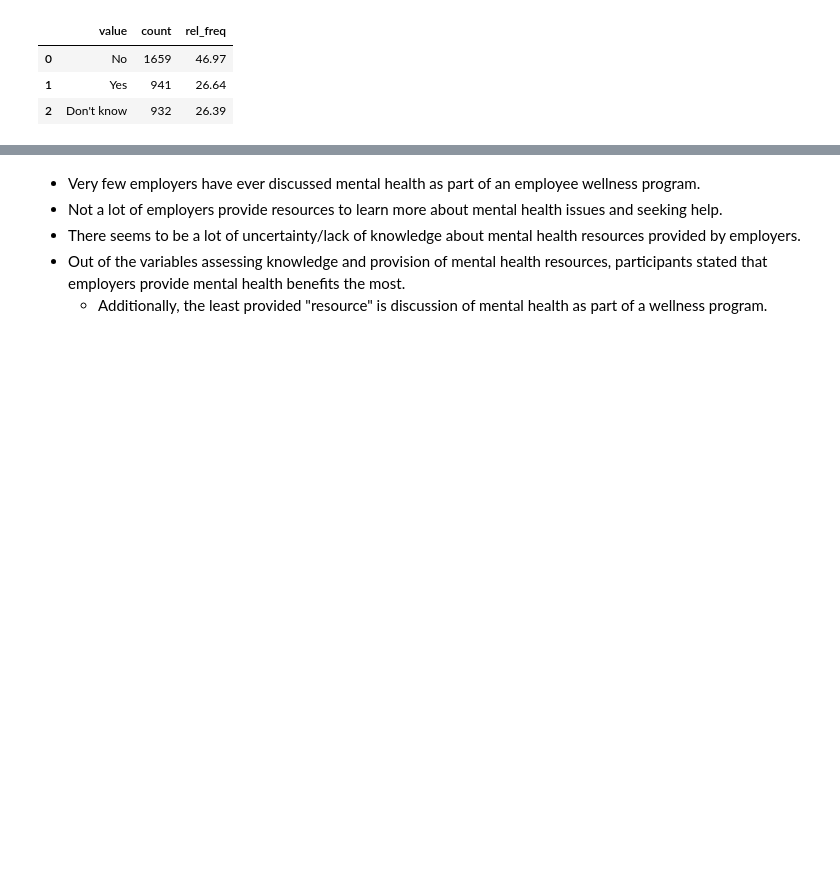
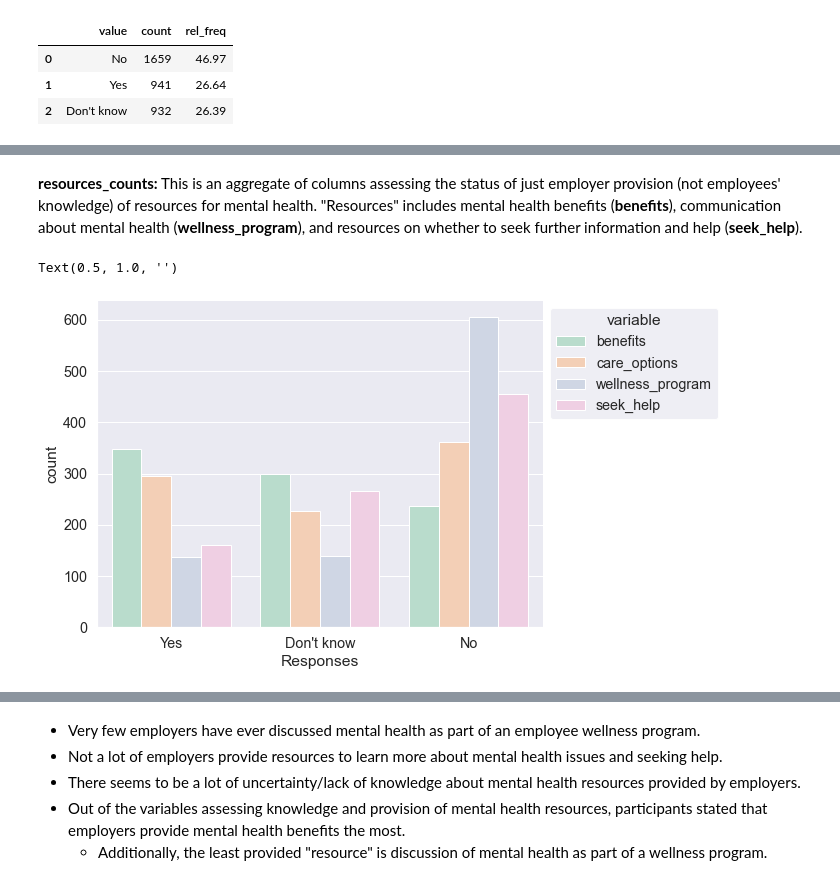
Before and after one commit to cltomiyama/MentalHealthSurvey_analysis, a Jupyter notebook: analysis/gale/analysis_notebook_gc.ipynb, the cells around one changed output, grey strips where cells are left out. Cells and saved outputs as stored; diff of their text form; code cells hidden in the pictures; blank space fills up the shorter version.

```diff
--- a/analysis/gale/analysis_notebook_gc.ipynb
+++ b/analysis/gale/analysis_notebook_gc.ipynb
@@ -440,0 +439,13 @@ Text(0.5, 0, 'Responses')
+# %% [markdown]
+**resources_counts:**
+This is an aggregate of columns assessing the status of just employer provision (not employees' knowledge) of resources for mental health. "Resources" includes mental health benefits (**benefits**), communication about mental health (**wellness_program**), and resources on whether to seek further information and help (**seek_help**).
+# %%
+fig, ax = plt.subplots(figsize=(8,6))
+
+g = sns.countplot(data=knowledge, x='value', hue='variable')
+g.legend(title='variable', bbox_to_anchor=(1,1), edgecolor='1')
+g.set_xlabel('Responses')
+g.set_title('')
+# %% [output]
+Text(0.5, 1.0, '')
+[figure, added]
```
Also changed, not shown: parts of 24 cells of this notebook.
